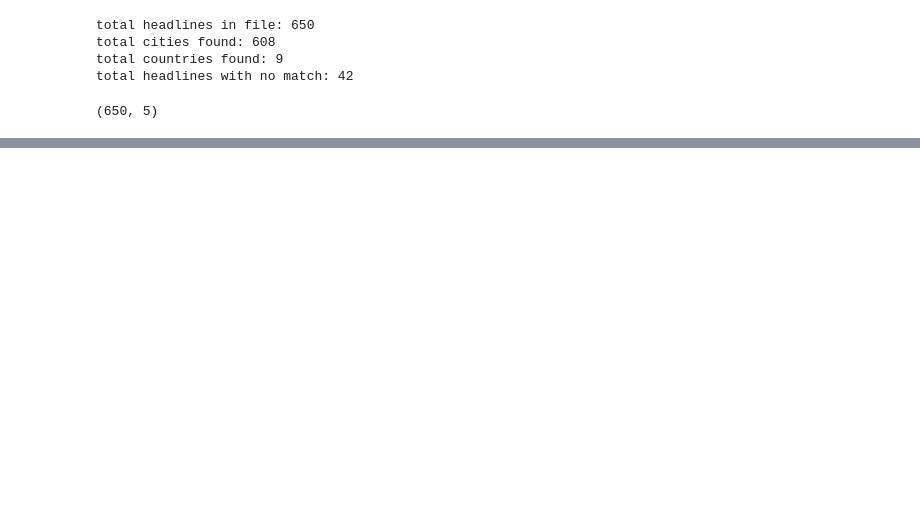
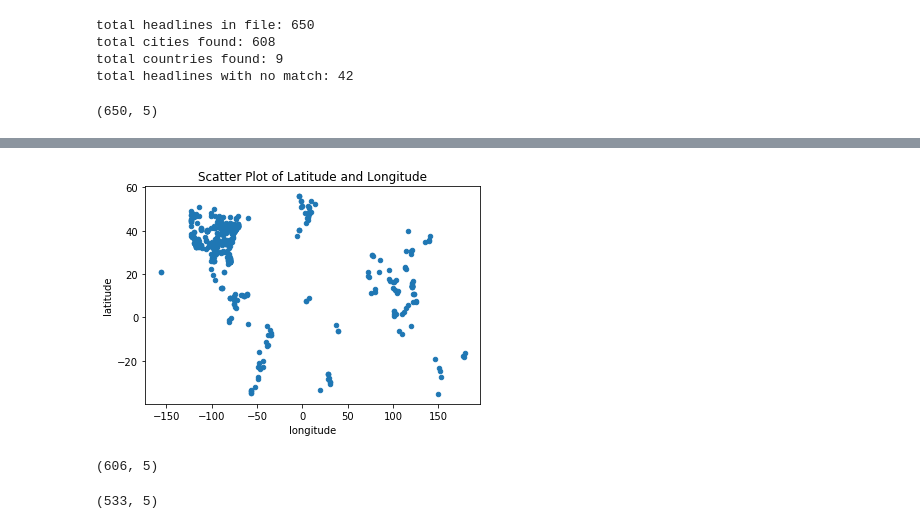
Before and after one commit to shimrite/DiscoveringDiseaseOutbreaks, a Jupyter notebook: GeoNamesAndLocations.ipynb, the cells around one changed output, grey strips where cells are left out. Cells and saved outputs as stored; diff of their text form; code cells hidden in the pictures; blank space fills up the shorter version.

```diff
--- a/GeoNamesAndLocations.ipynb
+++ b/GeoNamesAndLocations.ipynb
@@ -159,0 +227,2 @@ df_file
+# %%
+exclude_code = country_count[country_count.counts < 3].index
@@ -159,0 +238,3 @@ df_file
+# %%
+exclude_code_regex = r'\b|\b'.join(exclude_code)
+exclude_code_regex
@@ -159,0 +247,6 @@ df_file
+# %%
+exclude_index = []
+for index, row in df_file_check2.iterrows():
+    match = re.search(exclude_code_regex, row['countrycode'])
+    if match:
+        exclude_index = exclude_index + [index]
@@ -159,0 +257,2 @@ df_file
+# %%
+df_file_check3 = df_file_check2.drop(exclude_index)
@@ -159,0 +305,6 @@ df_file
+# %%
+_ = df_file_check3.plot.scatter(
+    x="longitude", y="latitude", title="Scatter Plot of Latitude and Longitude"
+)
+# %% [output]
+[figure, added]
@@ -159,0 +315,4 @@ df_file
+# %%
+df_file_check2.shape
+# %% [output]
+(606, 5)
@@ -159,0 +322,4 @@ df_file
+# %%
+df_file_check3.shape
+# %% [output]
+(533, 5)
```
Also changed, not shown: parts of 23 cells of this notebook.
